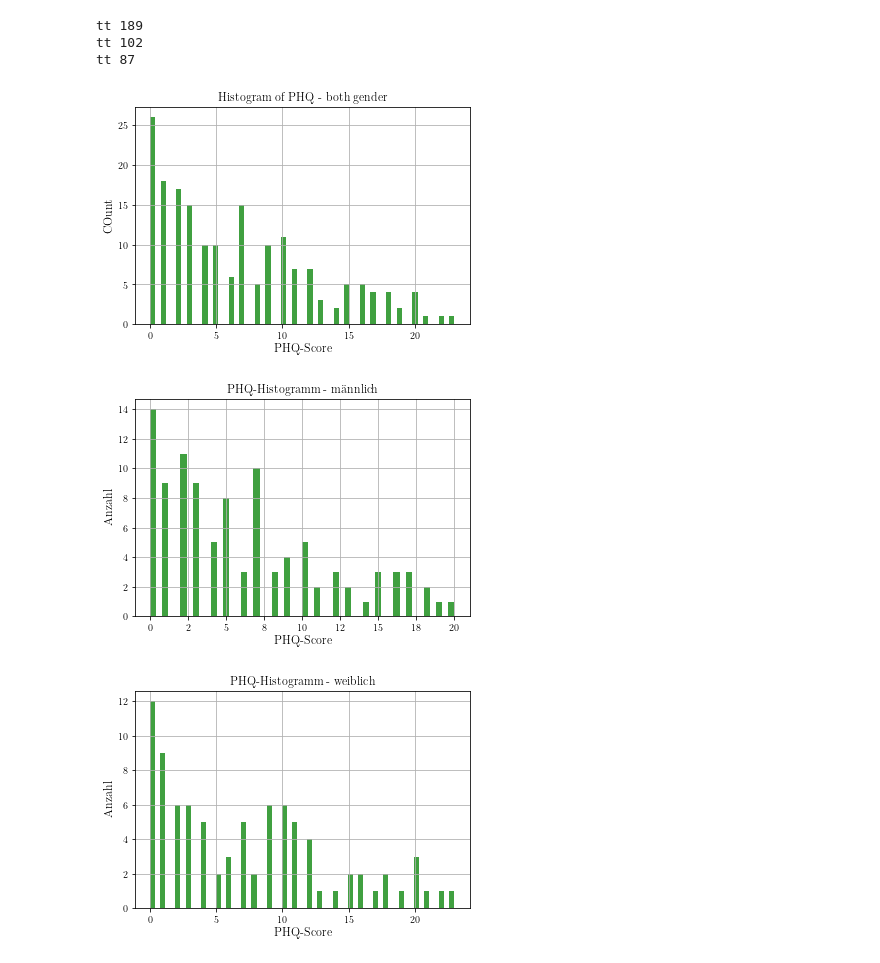
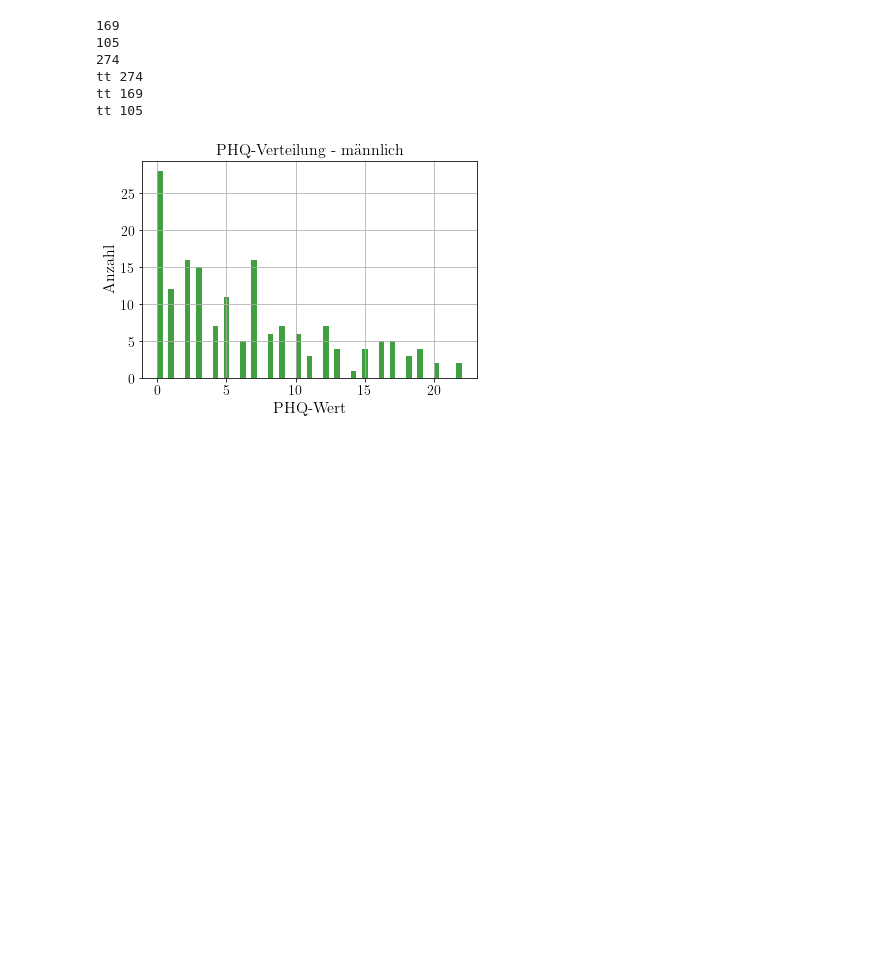
Before and after one commit to oulfik/depression_speech_analysis, a Jupyter notebook: participant statistics.ipynb, the cells around one changed output. Saved outputs shown, nothing was run; the diff lists cells and outputs as text; code cells hidden in the pictures; blank space fills up the shorter version.

```diff
--- a/participant statistics.ipynb
+++ b/participant statistics.ipynb
@@ -24,14 +24,22 @@ with open('extracted_feature_results/results.json', 'r') as jsonFile:
     PARTICIPANTS_INFO = json.load(jsonFile)
     #print(PARTICIPANTS_INFO)
 # %%
-
+count_m = 0
+count_f = 0
+count = 0
 for v in PARTICIPANTS_INFO.values():
+    count += 1
     x_phq.append(int(v['phq_score']))
     if v['gender'] == 'male':
         x_phq_male.append(int(v['phq_score']))
-    elif v['gender'] == 'female':
+        count_m += 1
+    if v['gender'] == 'female':
         x_phq_female.append(int(v['phq_score']))
+        count_f += 1
 
+print(count_m)
+print(count_f)
+print(count)
 def get_bins_for_hist(list_phq):
     print("tt", len(list_phq))
     bin_width = (2 * iqr(list_phq)) ** (-1/3) #bin-width based on freedman diaconis rule
@@ -42,27 +50,32 @@ bins = get_bins_for_hist(x_phq)
 bins_male = get_bins_for_hist(x_phq_male)
 bins_female = get_bins_for_hist(x_phq_female)
 # %% [output]
-tt 189
-tt 102
-tt 87
+169
+105
+274
+tt 274
+tt 169
+tt 105
 # %%
 def plot_hist(list_phq, bins, x_label, y_label, plot_title):
     _, _, _ = plt.hist(list_phq, bins, facecolor='g', alpha=0.75)
 
-    plt.xlabel(x_label, fontsize=12)
-    plt.ylabel(y_label, fontsize=12)
-    plt.title(plot_title)
+    #plt.xticks(list_phq, weight = 'bold')
+    plt.yticks(fontsize=14)
+    plt.xticks(fontsize=14)
+    plt.xlabel(x_label, fontsize=16)
+    plt.ylabel(y_label, fontsize=16)
+    plt.title(plot_title, fontsize=16)
     plt.grid(True)
-    #plt.xticks(range(0, 25))
+    #plt.xticks(range(0, 24))
     plt.gca().xaxis.set_major_formatter(StrMethodFormatter('{x:,.0f}')) # No decimal places
-    plt.savefig('filename.png', dpi=300)
+    plt.savefig("phq-verteilung-maennlich.svg")
     plt.show()
 
-plot_hist(x_phq, bins, 'PHQ-Score', 'COunt', 'Histogram of PHQ - both gender')
-plot_hist(x_phq_male, bins_male, 'PHQ-Score', 'Anzahl', 'PHQ-Histogramm - männlich')
-x_phq_male.sort()
-plot_hist(x_phq_female, bins_female, 'PHQ-Score', 'Anzahl', 'PHQ-Histogramm - weiblich')
+
+
+plot_hist(x_phq_male, bins_male, 'PHQ-Wert', 'Anzahl', 'PHQ-Verteilung - männlich')
+#x_phq_male.sort()
+#plot_hist(x_phq_female, bins_female, 'PHQ-Wert', 'Anzahl', 'PHQ-Verteilung - weiblich')
 # %% [output]
-[figure, old version]
+[figure, new version]
-[figure, removed]
-[figure, removed]
```
Also changed, not shown: 32 other files.
